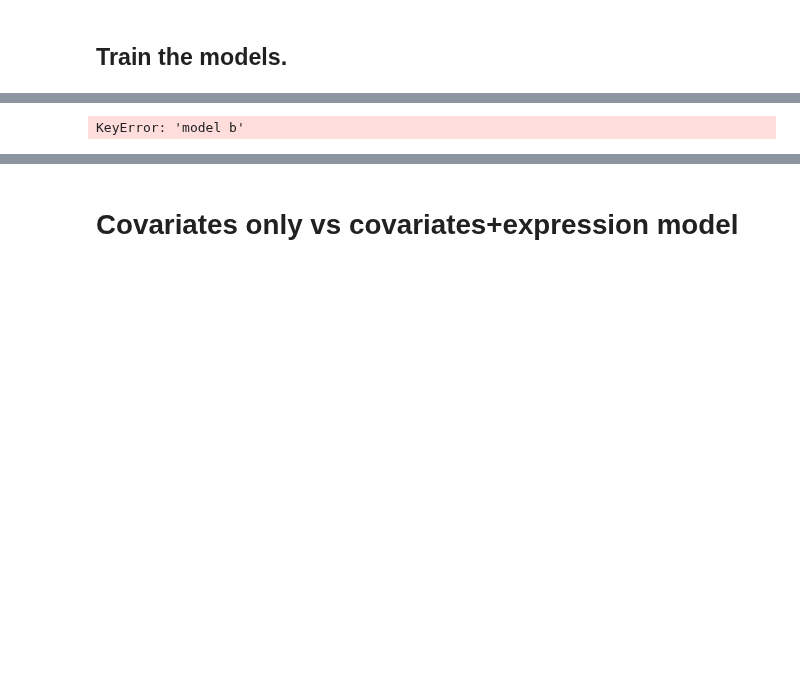
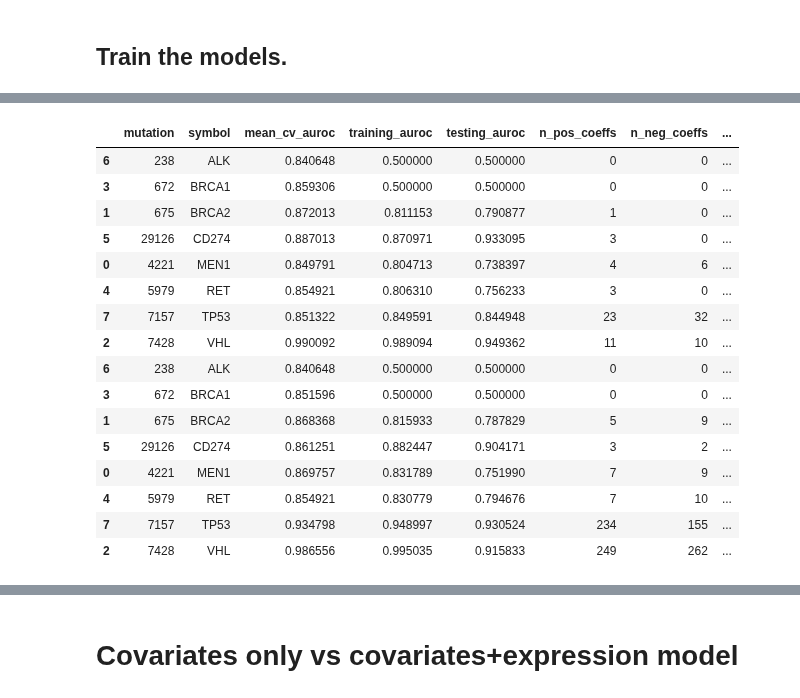
Before and after one commit to joshlevy89/machine-learning, a Jupyter notebook: explore/marginal-gain/1.Marginal-Gain-Multiple-Mutations.ipynb, the cells around one changed output, grey strips where cells are left out. Cells and saved outputs as stored; diff of their text form; code cells hidden in the pictures; blank space fills up the shorter version.

```diff
--- a/explore/marginal-gain/1.Marginal-Gain-Multiple-Mutations.ipynb
+++ b/explore/marginal-gain/1.Marginal-Gain-Multiple-Mutations.ipynb
@@ -247,9 +247,25 @@ Wall time: 1h 38min 56s
 # %%
 auroc_dfs['model a']['model'] = 'covariates_only'
 auroc_dfs['model b']['model'] = 'combined'
 auroc_df = pd.concat([auroc_dfs['model a'],auroc_dfs['model b']])
 auroc_df.to_csv("./auroc_df.tsv", sep="\t", float_format="%.3g", index=False)
-auroc_df.head(2)
+display(auroc_df)
 # %% [output]
-KeyError: 'model b'
+|  | mutation | symbol | mean_cv_auroc | training_auroc | testing_auroc | n_pos_coeffs | n_neg_coeffs | ... |
+| 6 | 238 | ALK | 0.840648 | 0.500000 | 0.500000 | 0 | 0 | ... |
+| 3 | 672 | BRCA1 | 0.859306 | 0.500000 | 0.500000 | 0 | 0 | ... |
+| 1 | 675 | BRCA2 | 0.872013 | 0.811153 | 0.790877 | 1 | 0 | ... |
+| 5 | 29126 | CD274 | 0.887013 | 0.870971 | 0.933095 | 3 | 0 | ... |
+| 0 | 4221 | MEN1 | 0.849791 | 0.804713 | 0.738397 | 4 | 6 | ... |
+| 4 | 5979 | RET | 0.854921 | 0.806310 | 0.756233 | 3 | 0 | ... |
+| 7 | 7157 | TP53 | 0.851322 | 0.849591 | 0.844948 | 23 | 32 | ... |
+| 2 | 7428 | VHL | 0.990092 | 0.989094 | 0.949362 | 11 | 10 | ... |
+| 6 | 238 | ALK | 0.840648 | 0.500000 | 0.500000 | 0 | 0 | ... |
+| 3 | 672 | BRCA1 | 0.851596 | 0.500000 | 0.500000 | 0 | 0 | ... |
+| 1 | 675 | BRCA2 | 0.868368 | 0.815933 | 0.787829 | 5 | 9 | ... |
+| 5 | 29126 | CD274 | 0.861251 | 0.882447 | 0.904171 | 3 | 2 | ... |
+| 0 | 4221 | MEN1 | 0.869757 | 0.831789 | 0.751990 | 7 | 9 | ... |
+| 4 | 5979 | RET | 0.854921 | 0.830779 | 0.794676 | 7 | 10 | ... |
+| 7 | 7157 | TP53 | 0.934798 | 0.948997 | 0.930524 | 234 | 155 | ... |
+| 2 | 7428 | VHL | 0.986556 | 0.995035 | 0.915833 | 249 | 262 | ... |
 # %%
```
Also changed, not shown: parts of 7 cells of this notebook, 1 other file.
